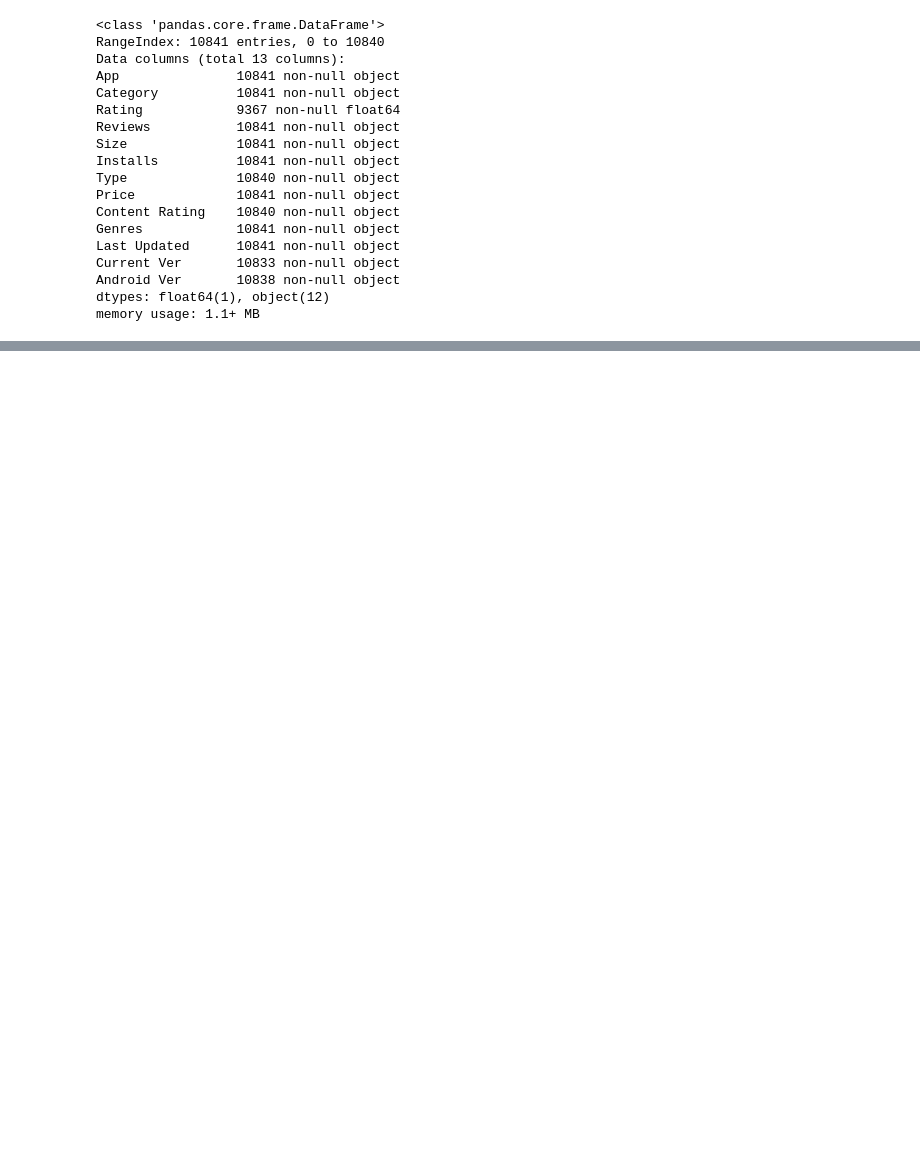
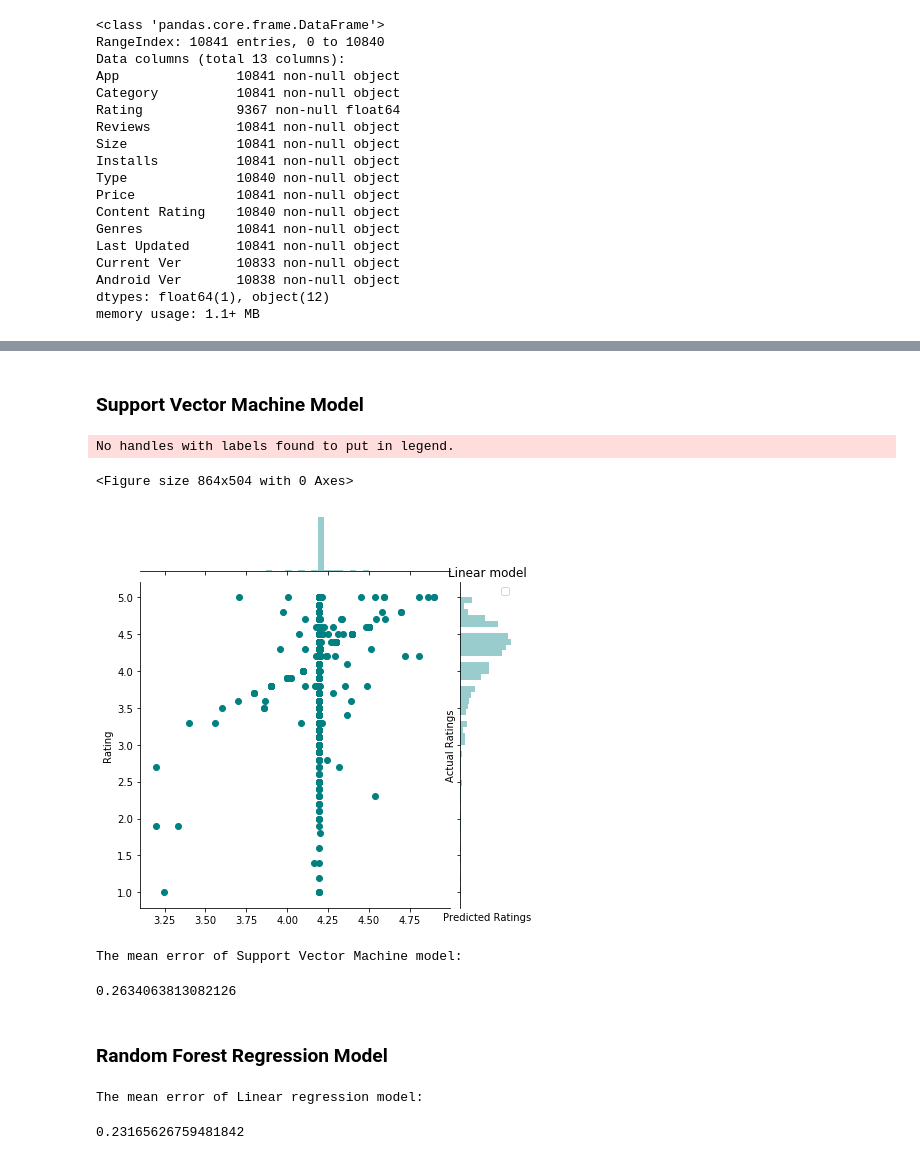
Before and after one commit to 22557i/INFO7390AdvancedDataScience, a Jupyter notebook: Assignment1/Assignment1.ipynb, the cells around one changed output, grey strips where cells are left out. Cells and saved outputs as stored; diff of their text form; code cells hidden in the pictures; blank space fills up the shorter version.

```diff
--- a/Assignment1/Assignment1.ipynb
+++ b/Assignment1/Assignment1.ipynb
@@ -51,0 +170,54 @@ memory usage: 1.1+ MB
+# %% [markdown]
+### Support Vector Machine Model
+# %%
+from sklearn import svm
+X_train, X_test, y_train, y_test = train_test_split(X, y, test_size=0.20,random_state = 666)
+model2 = svm.SVR()
+model2.fit(X_train,y_train)
+
+Results2 = model2.predict(X_test)
+plt.figure(figsize=(12,7))
+sns.jointplot(Results2,y_test,color='teal', label = 'Integer')
+
+plt.legend()
+plt.title('Linear model')
+plt.xlabel('Predicted Ratings')
+plt.ylabel('Actual Ratings')
+plt.show()
+print("The mean error of Support Vector Machine model:")
+metrics.mean_squared_error(Results2,y_test)
+# %% [output]
+No handles with labels found to put in legend.
+<Figure size 864x504 with 0 Axes>
+[figure, added]
+The mean error of Support Vector Machine model:
+0.2634063813082126
+# %% [markdown]
+### Random Forest Regression Model
+# %%
+from sklearn.ensemble import RandomForestRegressor
+category_list = data['Category'].unique().tolist()
+category_list = ['Category_' + word for word in category_list]
+features = [ 'Reviews', 'Size', 'Installs', 'Type', 'Price', 'Content Rating']
+features.extend(category_list)
+features.remove('Category_1.9')
+X = df2[features]
+y = df2['Rating']
+X_train, X_test, y_train, y_test = train_test_split(X, y, test_size = 0.2, random_state = 666)
+
+model = RandomForestRegressor(n_estimators=20,
+                               bootstrap = True)
+# Fit on training data
+model.fit(X_train, y_train)
+
+# Actual class predictions
+rf_predictions = model.predict(X_test)
+
+submission_data= y_test.to_frame()
+submission_data.columns = ['Actual_Rating']
+submission_data['Predicted_Rating'] = rf_predictions
+print("The mean error of Linear regression model:")
+metrics.mean_squared_error(rf_predictions,y_test)
+# %% [output]
+The mean error of Linear regression model:
+0.23165626759481842
```
Also changed, not shown: parts of 14 cells of this notebook.
